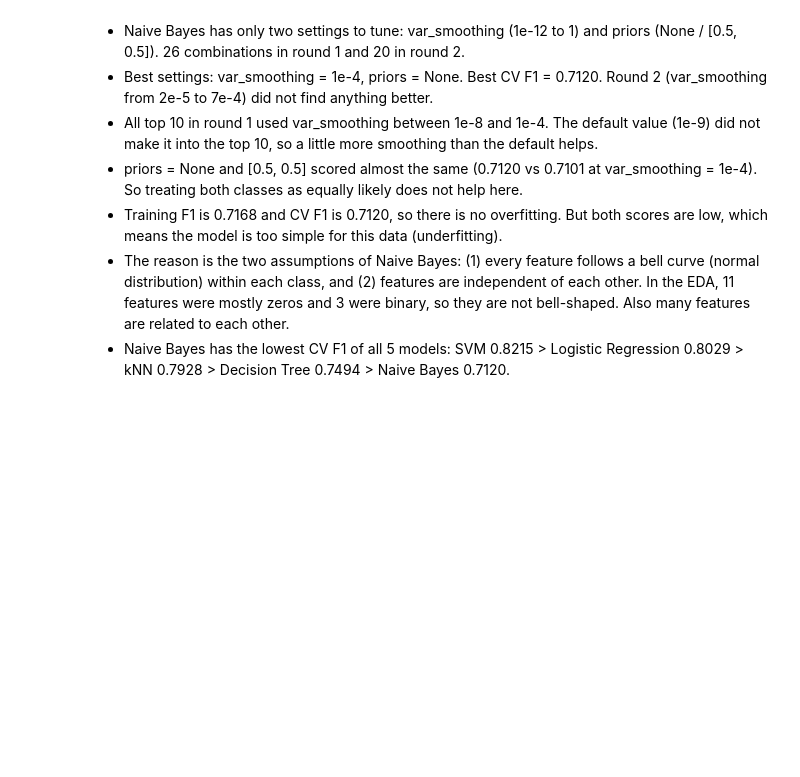
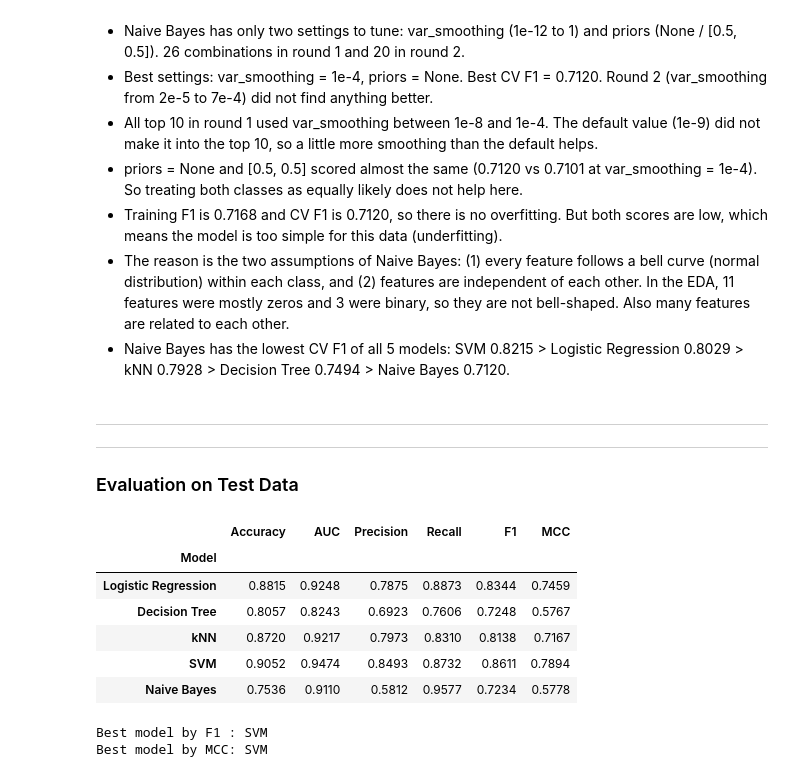
Before and after one commit to MadhurBhaiya-BITS/qsar-biodegradation-classifier, a Jupyter notebook: qsar_classifier.ipynb, the cells around one changed output. Saved outputs shown, nothing was run; the diff lists cells and outputs as text; code cells hidden in the pictures; blank space fills up the shorter version.

```diff
--- a/qsar_classifier.ipynb
+++ b/qsar_classifier.ipynb
@@ -1094,3 +1097,50 @@ Naive Bayes :: Training F1 score: 0.7168
 - Training F1 is 0.7168 and CV F1 is 0.7120, so there is no overfitting. But both scores are low, which means the model is too simple for this data (underfitting).
 - The reason is the two assumptions of Naive Bayes: (1) every feature follows a bell curve (normal distribution) within each class, and (2) features are independent of each other. In the EDA, 11 features were mostly zeros and 3 were binary, so they are not bell-shaped. Also many features are related to each other.
 - Naive Bayes has the lowest CV F1 of all 5 models: SVM 0.8215 > Logistic Regression 0.8029 > kNN 0.7928 > Decision Tree 0.7494 > Naive Bayes 0.7120.
+# %% [markdown]
+---
+---
+### Evaluation on Test Data
+# %%
+# Check all 5 tuned models on the test data (211 molecules).
+# This test data is not used in training / validation. This is truly unseen data.
+test_results = []
+test_predictions = {}   # keep predictions of each model for the confusion matrix
+
+for model_name, model in best_models.items():
+    y_pred = model.predict(X_test)
+    test_predictions[model_name] = y_pred
+
+    # AUC needs a score for each molecule (not just 0/1)
+    # SVM does not give probabilities (probability=True is deprecated in sklearn 1.9), so we use its decision_function
+    if hasattr(model, "predict_proba"):
+        y_score = model.predict_proba(X_test)[:, 1]   # column 1 = probability of RB
+    else:
+        y_score = model.decision_function(X_test)
+
+    test_results.append({
+        "Model": model_name,
+        "Accuracy": accuracy_score(y_test, y_pred),
+        "AUC": roc_auc_score(y_test, y_score),
+        "Precision": precision_score(y_test, y_pred),
+        "Recall": recall_score(y_test, y_pred),
+        "F1": f1_score(y_test, y_pred),
+        "MCC": matthews_corrcoef(y_test, y_pred),
+    })
+
+# Comparison table - one row per model
+test_results_df = pd.DataFrame(test_results).set_index("Model").round(4)
+display(test_results_df)
+
+print("Best model by F1 :", test_results_df["F1"].idxmax())
+print("Best model by MCC:", test_results_df["MCC"].idxmax())
+# %% [output]
+|  | Accuracy | AUC | Precision | Recall | F1 | MCC |
+| Model |  |  |  |  |  |  |
+| Logistic Regression | 0.8815 | 0.9248 | 0.7875 | 0.8873 | 0.8344 | 0.7459 |
+| Decision Tree | 0.8057 | 0.8243 | 0.6923 | 0.7606 | 0.7248 | 0.5767 |
+| kNN | 0.8720 | 0.9217 | 0.7973 | 0.8310 | 0.8138 | 0.7167 |
+| SVM | 0.9052 | 0.9474 | 0.8493 | 0.8732 | 0.8611 | 0.7894 |
+| Naive Bayes | 0.7536 | 0.9110 | 0.5812 | 0.9577 | 0.7234 | 0.5778 |
+Best model by F1 : SVM
+Best model by MCC: SVM
```
Also changed, not shown: parts of 3 cells of this notebook.
